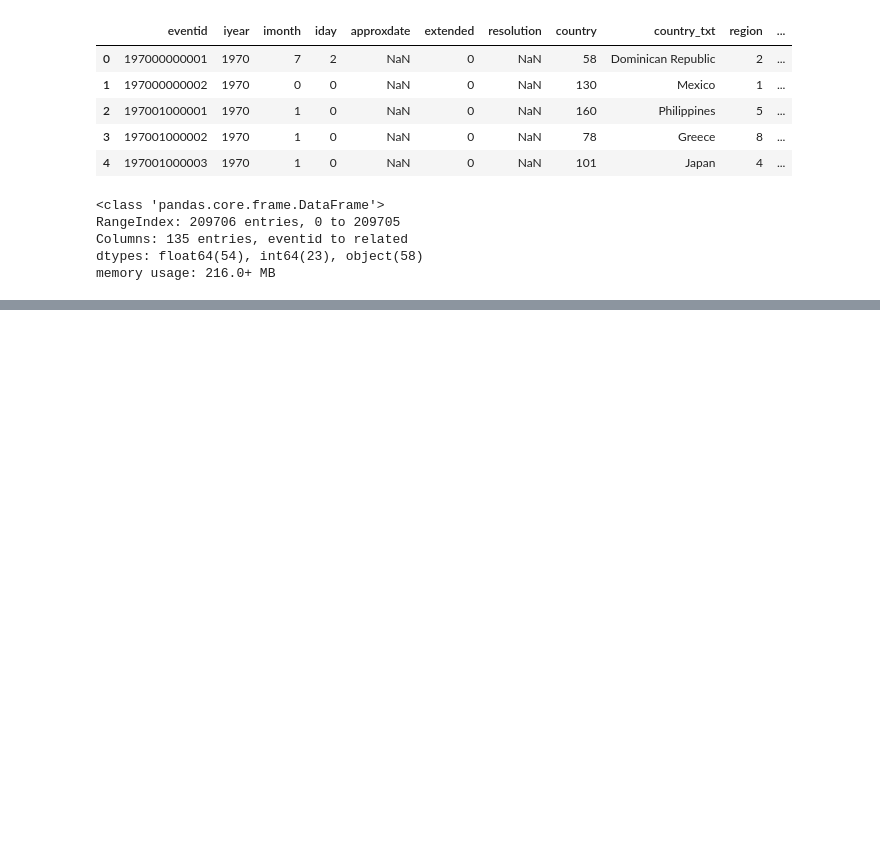
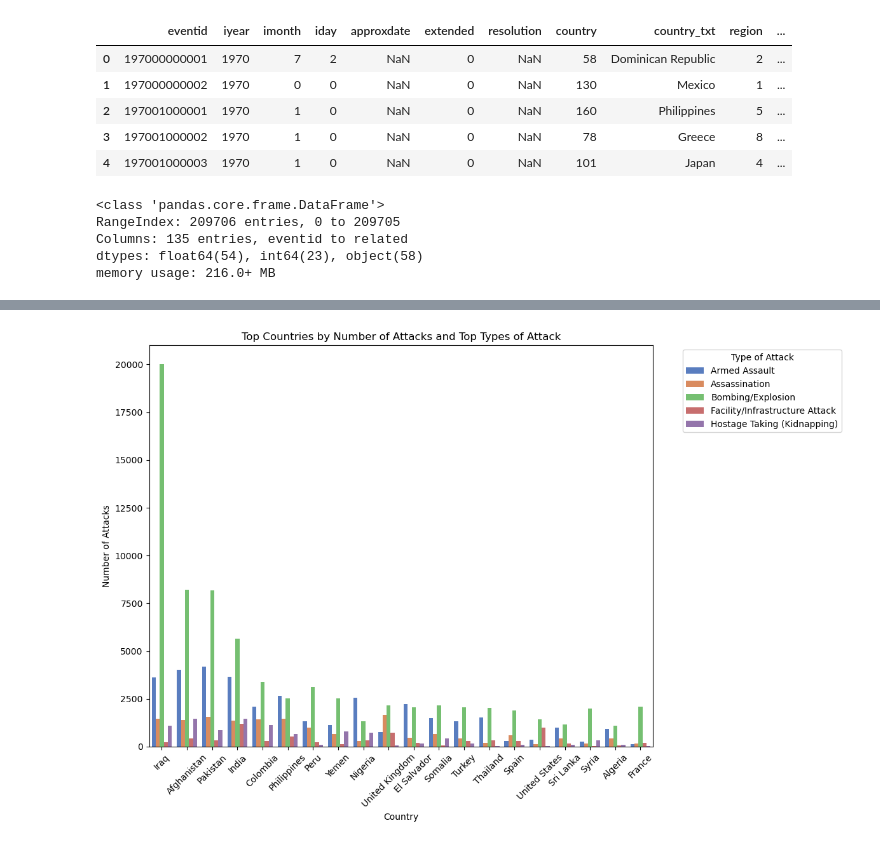
Before and after one commit to OKI300MER/effective_terrorism_exploration, a Jupyter notebook: effective_terrorisim_tactics.ipynb, the cells around one changed output, grey strips where cells are left out. Cells and saved outputs as stored; diff of their text form; code cells hidden in the pictures; blank space fills up the shorter version.

```diff
--- a/effective_terrorisim_tactics.ipynb
+++ b/effective_terrorisim_tactics.ipynb
@@ -83,3 +110,39 @@ memory usage: 158.4+ MB
+# %%
+# Value Counts for Top Type of Attack/Country
+
+# Count the occurrences of each type of attack
+attack_counts = cleaned_terrorism_df['attacktype1_txt'].value_counts()
+
+# Select only the top N types of attacks
+top_attack_types = attack_counts.head(5)  # Adjust the number of types as needed
+
+# Filter the data to include only the top types of attacks
+filtered_df = cleaned_terrorism_df[cleaned_terrorism_df['attacktype1_txt'].isin(top_attack_types.index)]
+
+# Group the filtered data by country and type of attack, then count the occurrences
+country_attack_counts = filtered_df.groupby(['country_txt', 'attacktype1_txt']).size().unstack(fill_value=0)
+
+# Select only the top N countries with the highest number of attacks
+top_countries = cleaned_terrorism_df['country_txt'].value_counts().head(20)
+
+# Filter the country_attack_counts DataFrame to include only the top countries
+country_attack_counts = country_attack_counts.loc[top_countries.index]
+
+# Reshape the data into long format for Seaborn
+country_attack_counts = country_attack_counts.reset_index().melt(id_vars='country_txt', var_name='Type of Attack', value_name='Number of Attacks')
+
+# Plotting the grouped bar plot using Seaborn
+plt.figure(figsize=(12, 8))
+sns.barplot(data=country_attack_counts, x='country_txt', y='Number of Attacks', hue='Type of Attack', palette='muted')
+plt.xlabel('Country')
+plt.ylabel('Number of Attacks')
+plt.title('Top Countries by Number of Attacks and Top Types of Attack')
+plt.legend(title='Type of Attack', bbox_to_anchor=(1.05, 1), loc='upper left')
+plt.xticks(rotation=45)
+plt.tight_layout()
+plt.show()
+# %% [output]
+[figure, added]
 # %%
 """Temporal Trends:
 Analyze the frequency of terrorist incidents over time (yearly, monthly) to identify any trends or patterns.
```
Also changed, not shown: parts of 13 cells of this notebook.
